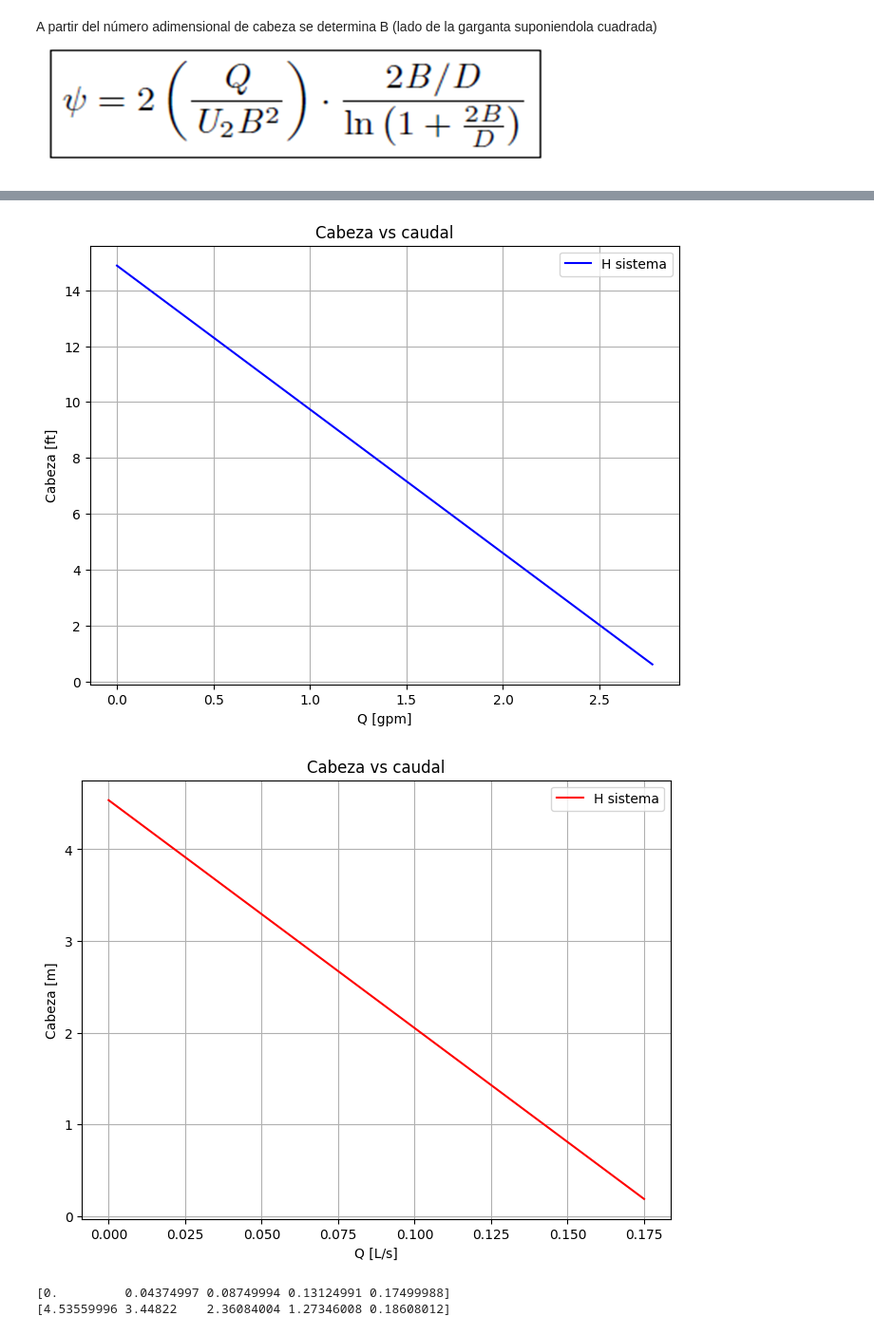
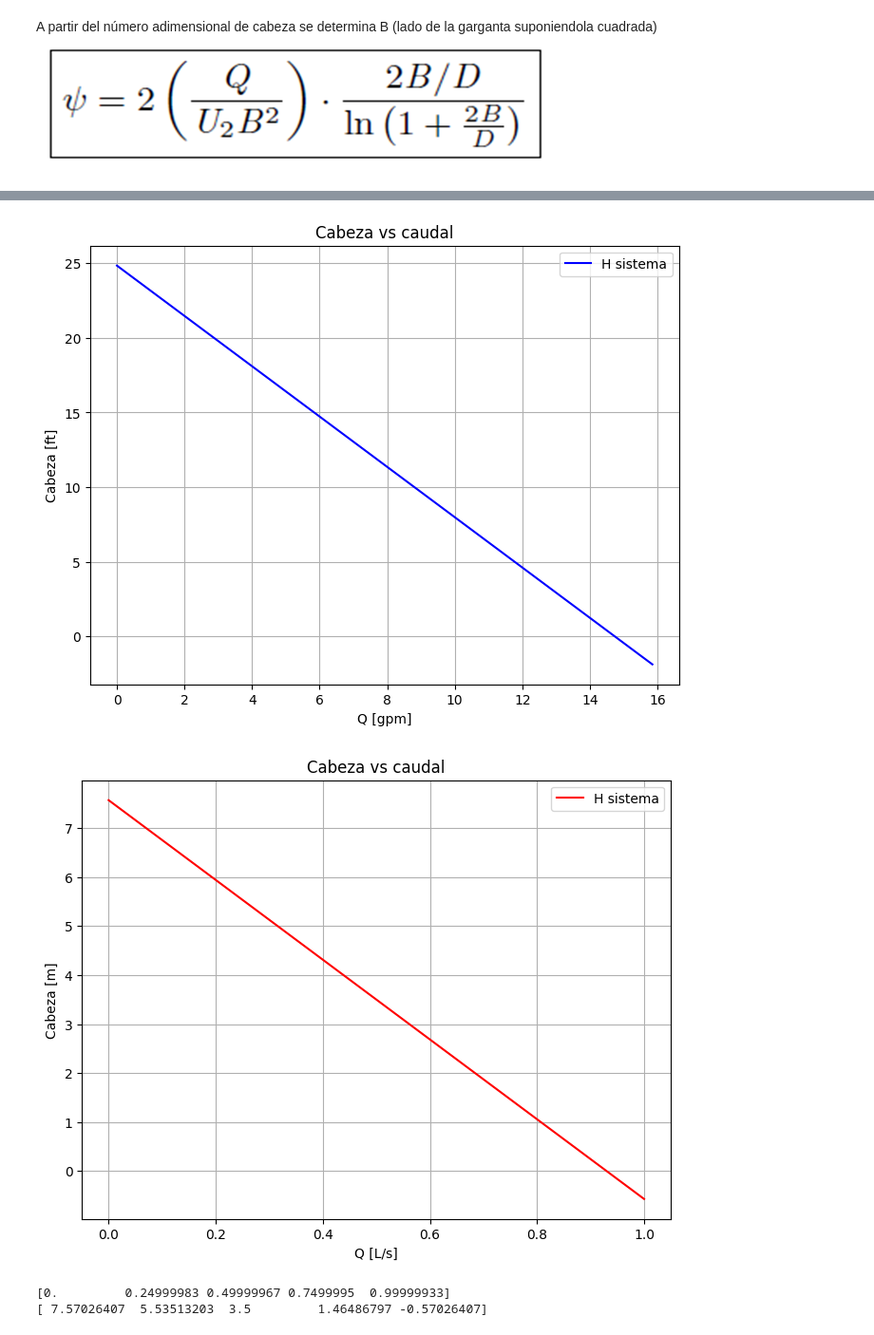
Before and after one commit to niardilav/Proyecto-Turbo, a Jupyter notebook: Ejemplo_diseño.ipynb, the cells around one changed output, grey strips where cells are left out. Shown at 95% size. Saved outputs shown, nothing was run; the diff lists cells and outputs as text; code cells hidden in the pictures.

```diff
--- a/Ejemplo_diseño.ipynb
+++ b/Ejemplo_diseño.ipynb
@@ -6,7 +6,7 @@ import matplotlib.pyplot as plt
 import scipy.optimize as opt
 
 #Requerimiento
-Q_litros=2.5 #[L/min]
+Q_litros=0.5*60 #[L/min]
 Q_gpm = Q_litros*0.264172/1 #[gal/min]
 print("Q [gpm]",Q_gpm)
 Q = Q_gpm*231/(60*12**3) #[ft3/s]
@@ -87,7 +87,7 @@ Nsd 1042.229980315857
 Se usa el diagrama de eficiencia vs Nsd para estimar eta
 ![alt text](image.png)
 # %%
-eta = 0.63 #[Eficiencia de la bomba a partir del diagrama (Nsd y gpm)]
+eta = 0.65 #[Eficiencia de la bomba a partir del diagrama (Nsd y gpm)]
 
 #Número adimensional de cabeza psi
 
@@ -116,7 +116,7 @@ phi [0.63793806]
 Se determina el factor Y
 ![image.png](attachment:image.png)
 # %%
-Y = 3
+Y = 0.6
 
 V2_th_K = 32.2*H/(U2*eta)
 print("V2 tangencial con desilazamiento",V2_th_K)
@@ -173,39 +173,39 @@ Número de álabes [7.09078172]
 # %%
-Q_graf_gpm = np.linspace(0,Q_gpm*4.2,5)
+Q_graf_gpm = np.linspace(0,Q_gpm*2,5)
 Q_graf_ft3 = Q_graf_gpm*231/(60*12**3)
 H_graf = (eta*U2**2)/(2*32.2)*(2*K - 2*Q_graf_ft3/(np.pi*D*b2*U2*np.tan(beta2*np.pi/180)/144))
 
 Q_graf_lt_s = Q_graf_gpm*3.78541/60
 H_graf_m = H_graf/3.28084
 
 
 plt.figure(figsize=(8,6))
 plt.plot(Q_graf_gpm, H_graf, 'b-', label="H sistema")
 
 
 plt.xlabel("Q [gpm]")
 plt.ylabel("Cabeza [ft]")
 plt.title("Cabeza vs caudal")
 plt.legend()
 plt.grid(True)
 plt.show()
 
 plt.figure(figsize=(8,6))
 plt.plot(Q_graf_lt_s, H_graf_m, 'r-', label="H sistema")
 plt.xlabel("Q [L/s]")
 plt.ylabel("Cabeza [m]")
 plt.title("Cabeza vs caudal")
 plt.legend()
 plt.grid(True)
 plt.show()
 
 print(Q_graf_lt_s)
 print(H_graf_m)
 # %% [output]
-[figure, old version]
+[figure, new version]
-[figure, old version]
+[figure, new version]
-[0.         0.04374997 0.08749994 0.13124991 0.17499988]
-[4.53559996 3.44822    2.36084004 1.27346008 0.18608012]
+[0.         0.24999983 0.49999967 0.7499995  0.99999933]
+[ 7.57026407  5.53513203  3.5         1.46486797 -0.57026407]
 # %%
 import numpy as np
 import matplotlib.pyplot as plt
```
Also changed, not shown: parts of 5 cells of this notebook, 1 other file.
